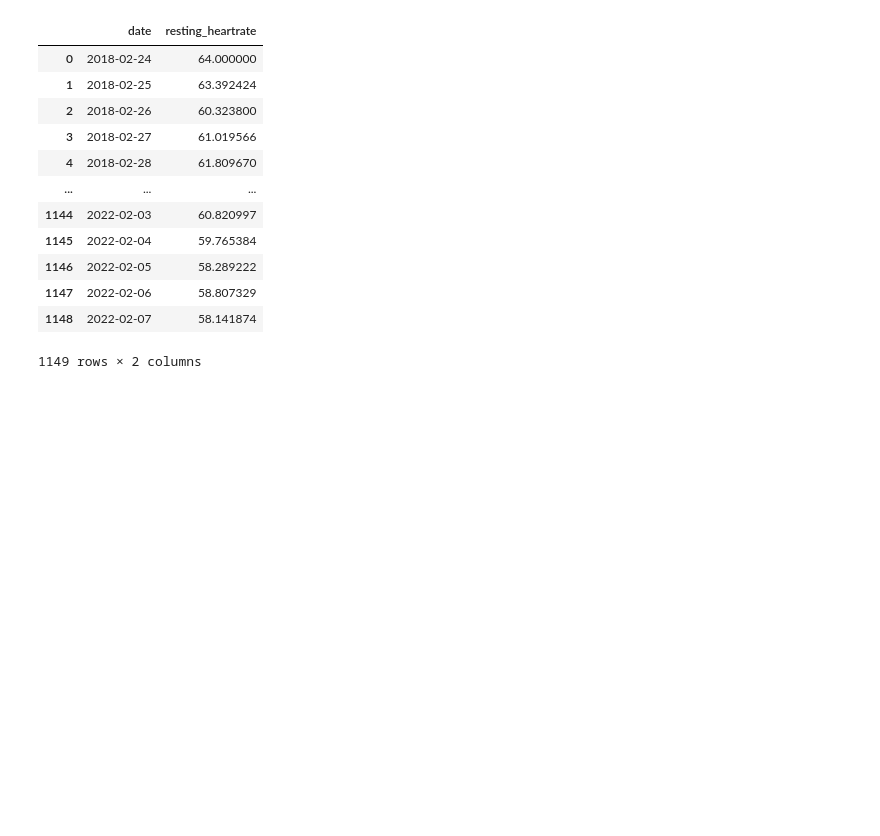
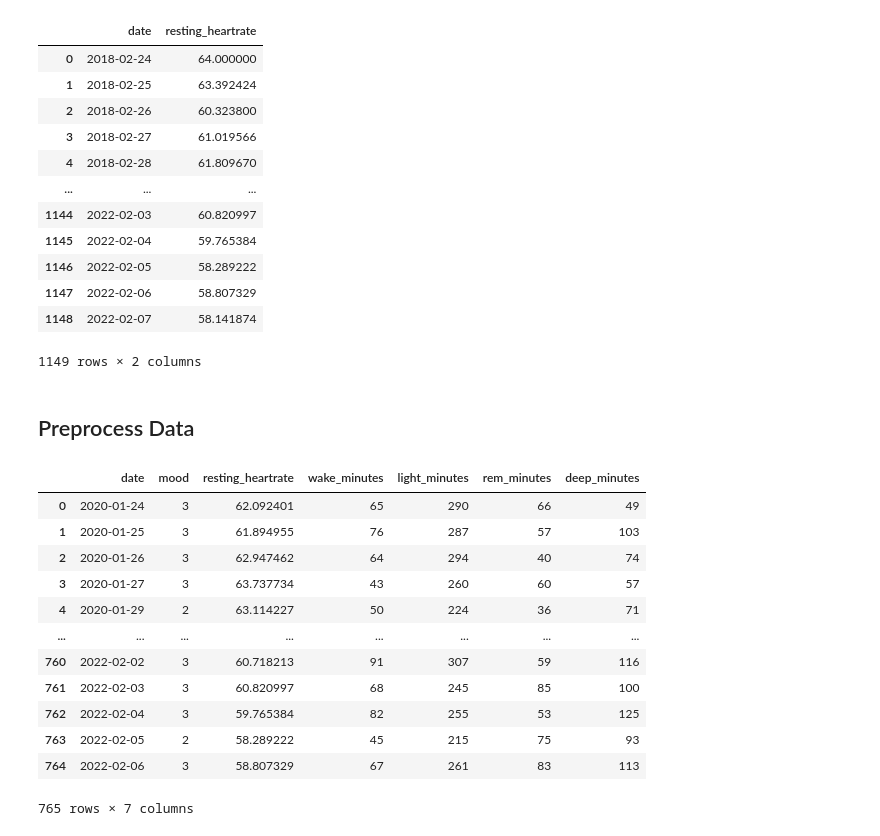
Before and after one commit to Markus98/CS-C3240-machine-learning-project, a Jupyter notebook: data_formatting.ipynb, the cells around one changed output. Saved outputs shown, nothing was run; the diff lists cells and outputs as text; code cells hidden in the pictures; blank space fills up the shorter version.

```diff
--- a/data_formatting.ipynb
+++ b/data_formatting.ipynb
@@ -121,3 +134,24 @@ hr_df
 | 1147 | 2022-02-06 | 58.807329 |
 | 1148 | 2022-02-07 | 58.141874 |
 1149 rows × 2 columns
+# %% [markdown]
+## Preprocess Data
+# %%
+# Merge dataframes on date
+mood_hr_df = pd.merge(pixels_mood_df, hr_df, on="date", how="inner")
+whole_df = pd.merge(mood_hr_df, sleep_df, on="date", how="inner")
+whole_df
+# %% [output]
+|  | date | mood | resting_heartrate | wake_minutes | light_minutes | rem_minutes | deep_minutes |
+| 0 | 2020-01-24 | 3 | 62.092401 | 65 | 290 | 66 | 49 |
+| 1 | 2020-01-25 | 3 | 61.894955 | 76 | 287 | 57 | 103 |
+| 2 | 2020-01-26 | 3 | 62.947462 | 64 | 294 | 40 | 74 |
+| 3 | 2020-01-27 | 3 | 63.737734 | 43 | 260 | 60 | 57 |
+| 4 | 2020-01-29 | 2 | 63.114227 | 50 | 224 | 36 | 71 |
+| ... | ... | ... | ... | ... | ... | ... | ... |
+| 760 | 2022-02-02 | 3 | 60.718213 | 91 | 307 | 59 | 116 |
+| 761 | 2022-02-03 | 3 | 60.820997 | 68 | 245 | 85 | 100 |
+| 762 | 2022-02-04 | 3 | 59.765384 | 82 | 255 | 53 | 125 |
+| 763 | 2022-02-05 | 2 | 58.289222 | 45 | 215 | 75 | 93 |
+| 764 | 2022-02-06 | 3 | 58.807329 | 67 | 261 | 83 | 113 |
+765 rows × 7 columns
```
Also changed, not shown: parts of 2 cells of this notebook.
